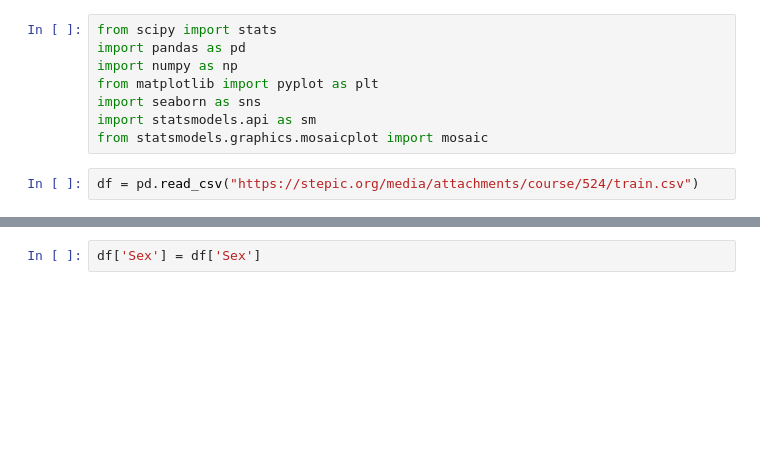
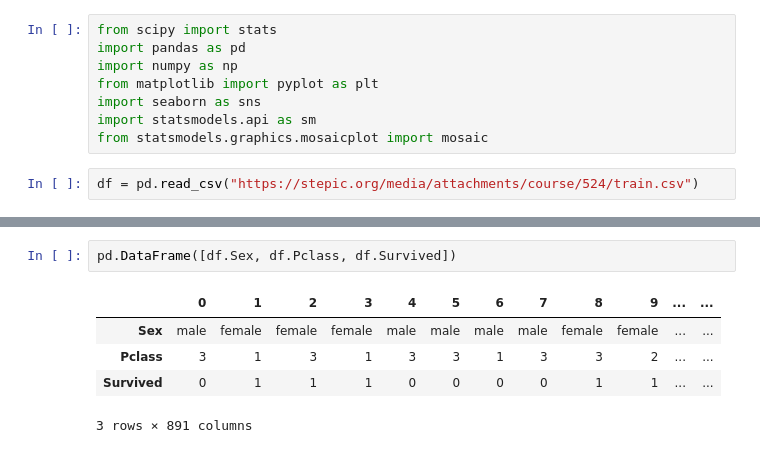
Before and after one commit to PavelVoroninR/Jupiter, a Jupyter notebook: Logistic Regression.ipynb, the cells around one changed output, grey strips where cells are left out. Saved outputs shown, nothing was run; the diff lists cells and outputs as text; blank space fills up the shorter version.

```diff
--- a/Logistic Regression.ipynb
+++ b/Logistic Regression.ipynb
@@ -24,5 +24,11 @@ df.head(10)
 | 9 | 10 | 1 | 2 | Nasser, Mrs. Nicholas (Adele Achem) | female | 14.0 | 1 | 0 | 237736 | 30.0708 | ... |
 # %% [markdown]
 ![image.png](attachment:image.png)
-# %%
-df['Sex'] = df['Sex']
+# %%
+pd.DataFrame([df.Sex, df.Pclass, df.Survived])
+# %% [output]
+|  | 0 | 1 | 2 | 3 | 4 | 5 | 6 | 7 | 8 | 9 | ... | ... |
+| Sex | male | female | female | female | male | male | male | male | female | female | ... | ... |
+| Pclass | 3 | 1 | 3 | 1 | 3 | 3 | 1 | 3 | 3 | 2 | ... | ... |
+| Survived | 0 | 1 | 1 | 1 | 0 | 0 | 0 | 0 | 1 | 1 | ... | ... |
+3 rows × 891 columns
```
